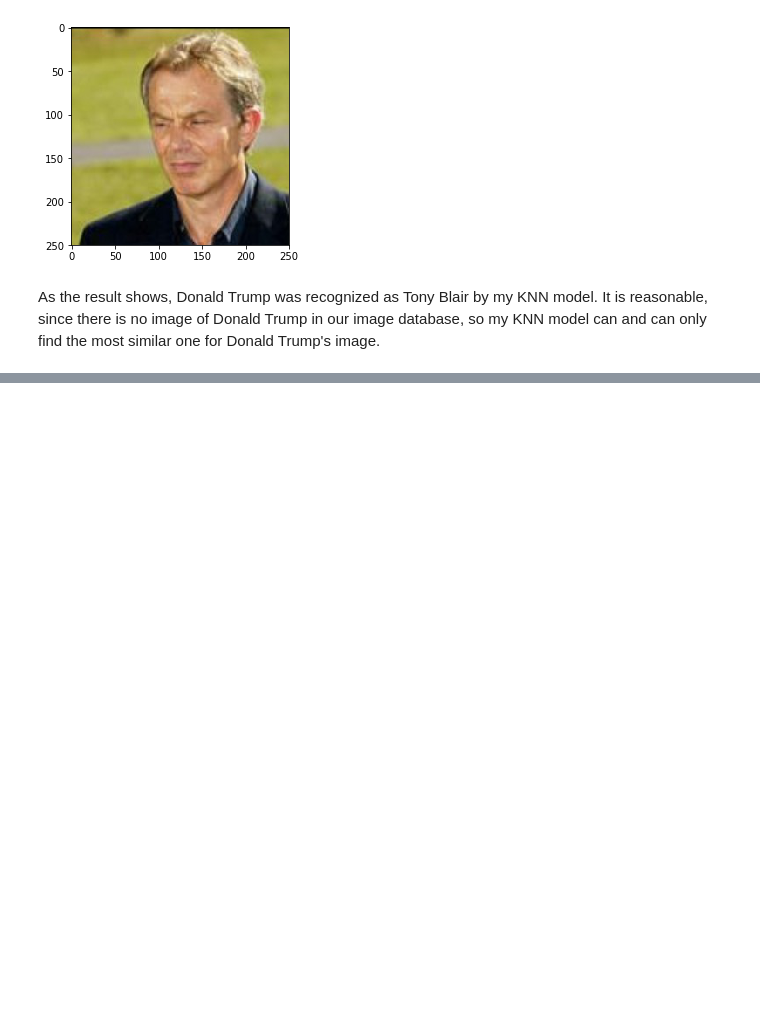
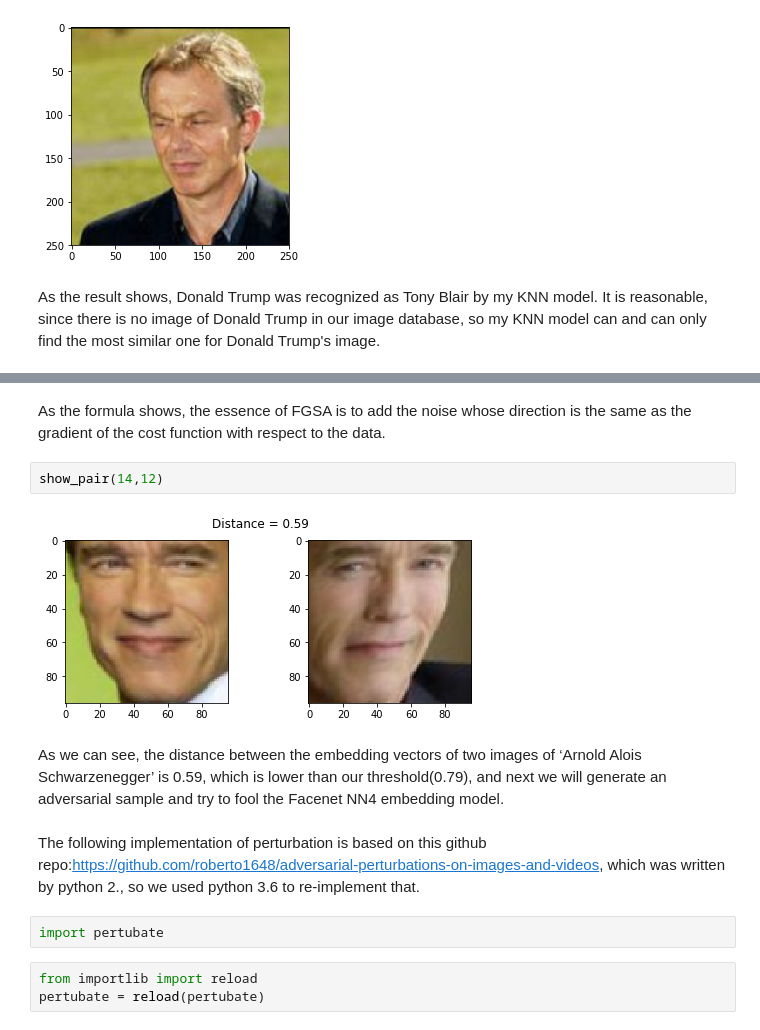
Before and after one commit to Cedric-Liu/Final-Project-DATA2040, a Jupyter notebook: CNN-proj1/Project-FaceNet.ipynb, the cells around one changed output, grey strips where cells are left out. Cells and saved outputs as stored; diff of their text form; blank space fills up the shorter version.

```diff
--- a/CNN-proj1/Project-FaceNet.ipynb
+++ b/CNN-proj1/Project-FaceNet.ipynb
@@ -509,0 +542,15 @@ As the result shows, Donald Trump was recognized as Tony Blair by my KNN model.
+# %% [markdown]
+As the formula shows, the essence of FGSA is to add the noise whose direction is the same as the gradient of the cost function with respect to the data.
+# %%
+show_pair(14,12)
+# %% [output]
+[figure, added]
+# %% [markdown]
+As we can see, the distance between the embedding vectors of two images of ‘Arnold Alois Schwarzenegger’ is 0.59, which is lower than our threshold(0.79), and next we will generate an adversarial sample and try to fool the Facenet NN4 embedding model.
+# %% [markdown]
+The following implementation of perturbation is based on this github repo:https://github.com/roberto1648/adversarial-perturbations-on-images-and-videos, which was written by python 2., so we used python 3.6 to re-implement that.
+# %%
+import pertubate
+# %%
+from importlib import reload
+pertubate = reload(pertubate)
```
Also changed, not shown: parts of 11 cells of this notebook, 2 other files.
